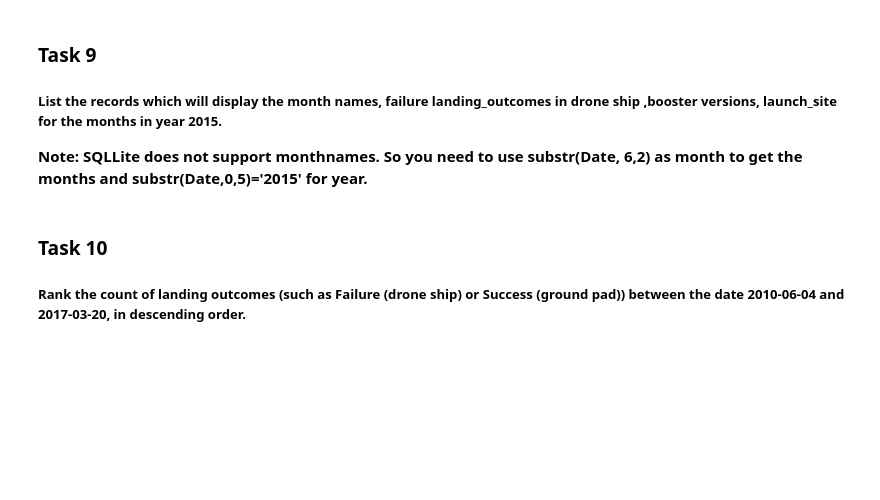
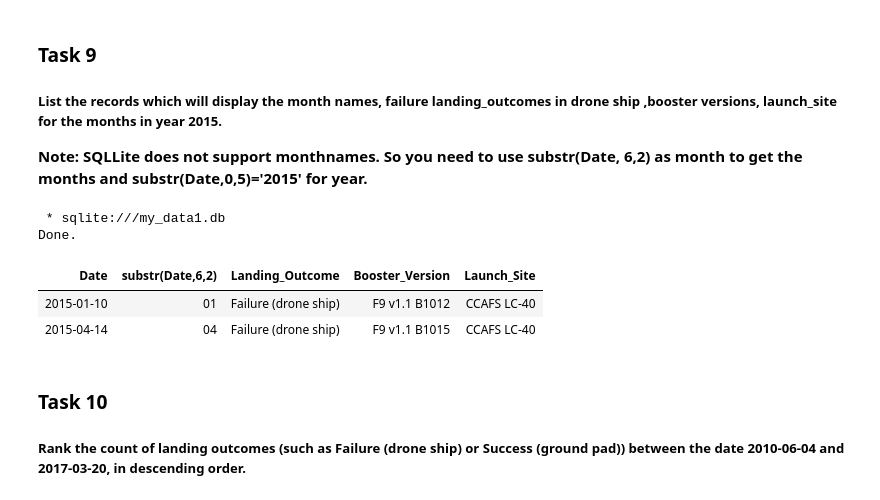
Before and after one commit to darwin-garcia/IBM-Data-Science, a Jupyter notebook: Capstone/jupyter-labs-eda-sql-coursera_sqllite.ipynb, the cells around one changed output. Saved outputs shown, nothing was run; the diff lists cells and outputs as text; code cells hidden in the pictures; blank space fills up the shorter version.

```diff
--- a/Capstone/jupyter-labs-eda-sql-coursera_sqllite.ipynb
+++ b/Capstone/jupyter-labs-eda-sql-coursera_sqllite.ipynb
@@ -299,3 +288,12 @@ Done.
+# %%
+%sql select Date, substr("Date",6,2), Landing_Outcome, Booster_Version, Launch_Site from SPACEXTABLE \
+where Landing_Outcome like '%fail%'and substr("Date",0,5) = '2015'
+# %% [output]
+ * sqlite:///my_data1.db
+Done.
+| Date | substr(Date,6,2) | Landing_Outcome | Booster_Version | Launch_Site |
+| 2015-01-10 | 01 | Failure (drone ship) | F9 v1.1 B1012 | CCAFS LC-40 |
+| 2015-04-14 | 04 | Failure (drone ship) | F9 v1.1 B1015 | CCAFS LC-40 |
 # %% [markdown]
 ### Task 10
 
```
Also changed, not shown: parts of 9 cells of this notebook.
